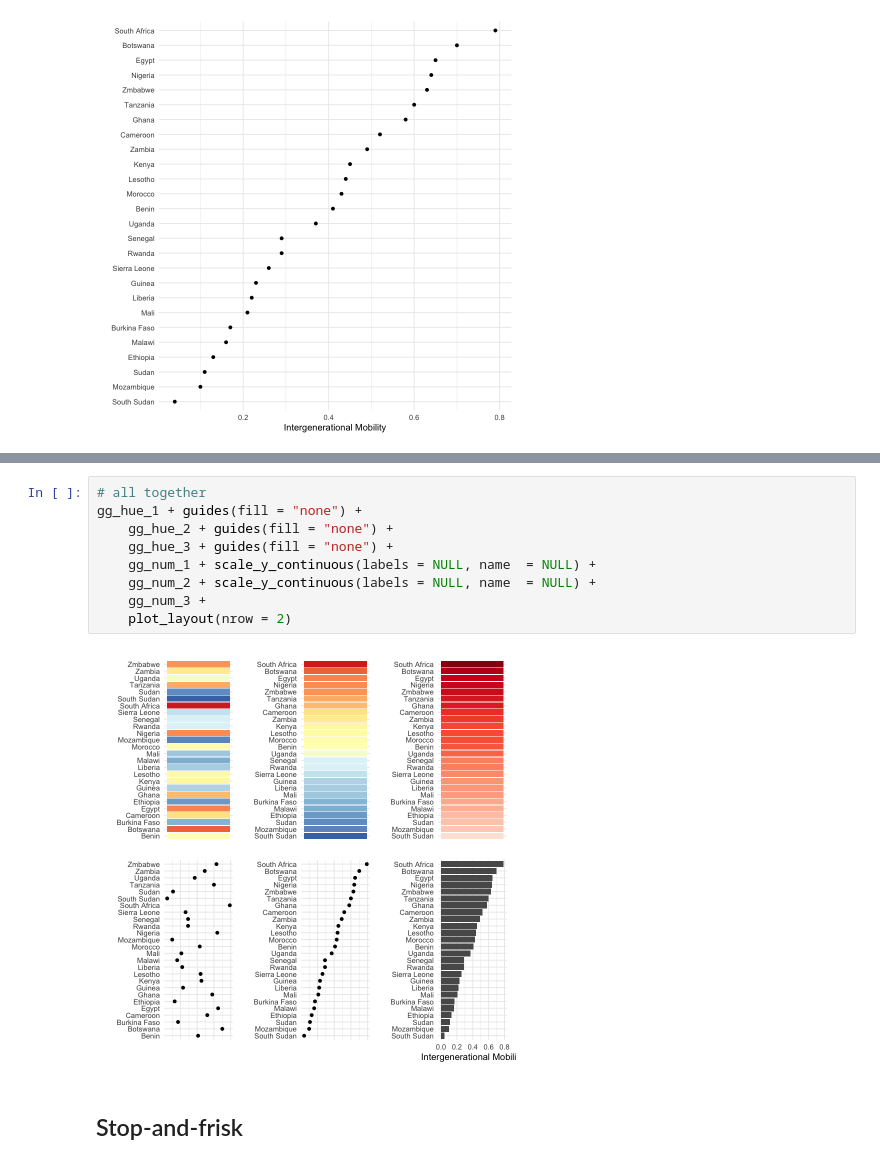
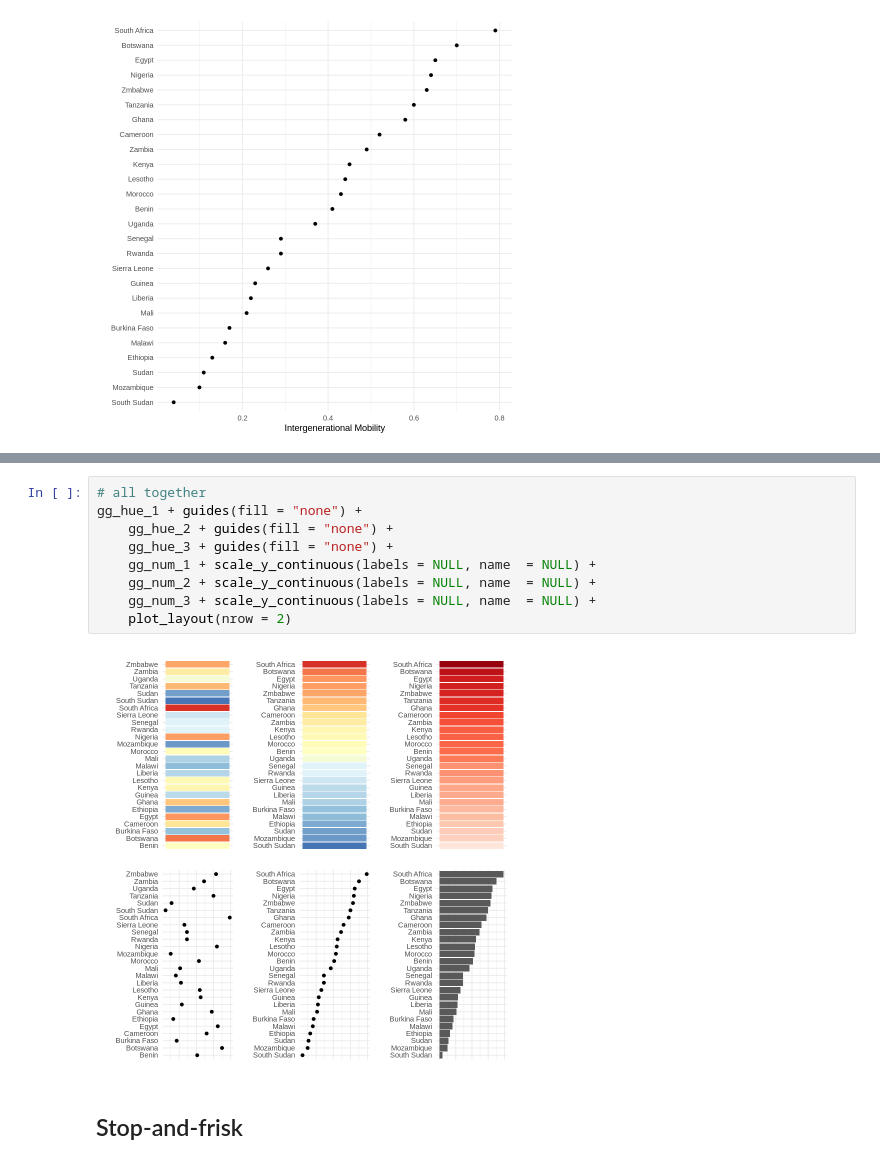
Before and after one commit to 5harad/API201-2022, a Jupyter notebook: lectures/lecture-2-code.ipynb, the cells around one changed output, grey strips where cells are left out. Drawn from its saved outputs; the diff is of its cells as text.

Commit message:
small change to aggregated mobility visual

```diff
--- a/lectures/lecture-2-code.ipynb
+++ b/lectures/lecture-2-code.ipynb
@@ -196,14 +178,14 @@ gg_num_3
 # %%
 # all together
 gg_hue_1 + guides(fill = "none") +
     gg_hue_2 + guides(fill = "none") +
     gg_hue_3 + guides(fill = "none") +
     gg_num_1 + scale_y_continuous(labels = NULL, name  = NULL) +
     gg_num_2 + scale_y_continuous(labels = NULL, name  = NULL) +
-    gg_num_3 +
+    gg_num_3 + scale_y_continuous(labels = NULL, name  = NULL) +
     plot_layout(nrow = 2)
 # %% [output]
-[figure, old version]
+[figure, new version]
 # %% [markdown]
 ## Stop-and-frisk
 # %%
```
Also changed, not shown: parts of 3 cells of this notebook.
